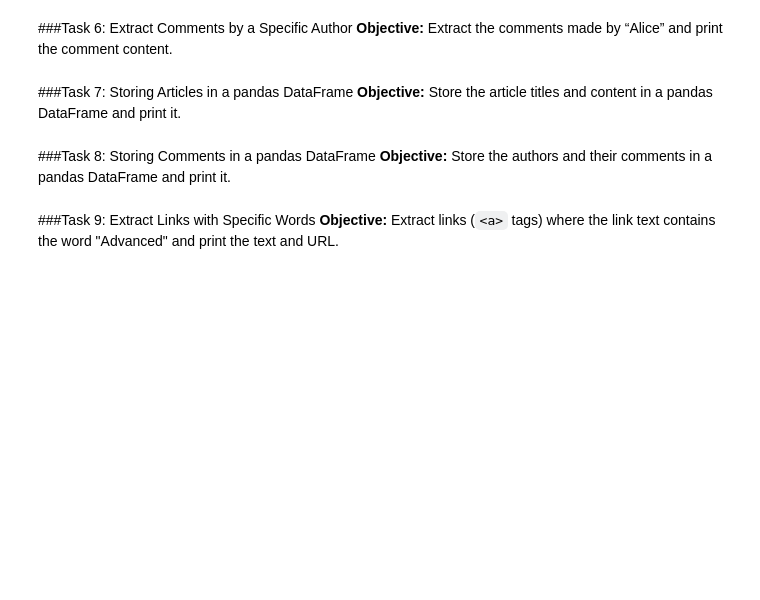
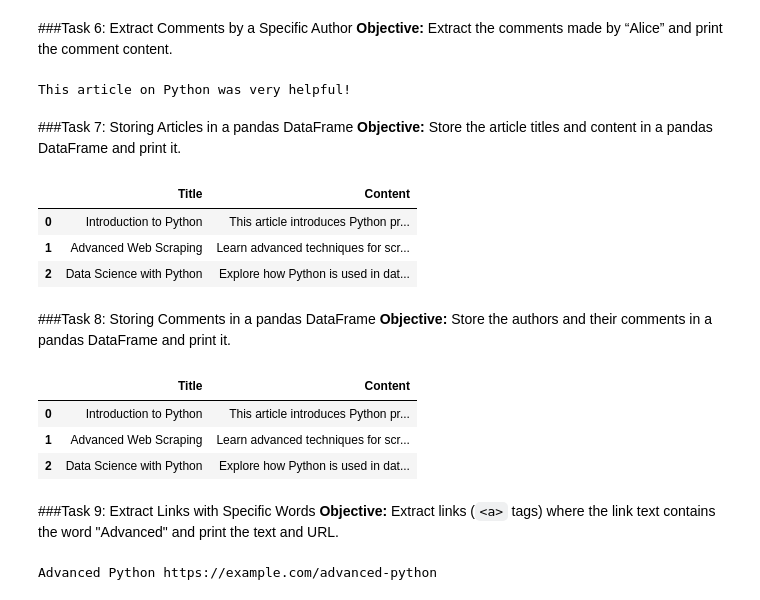
Before and after one commit to Merhii/COSC482_DataScience_WebScraping, a Jupyter notebook: Assignments/Assignment1/Assignment1_WebScrapingPractice.ipynb, the cells around one changed output. Saved outputs shown, nothing was run; the diff lists cells and outputs as text; code cells hidden in the pictures; blank space fills up the shorter version.

```diff
--- a/Assignments/Assignment1/Assignment1_WebScrapingPractice.ipynb
+++ b/Assignments/Assignment1/Assignment1_WebScrapingPractice.ipynb
@@ -78,5 +86,7 @@ html_content = """<html>
 # %%
 # Code Here
 soup = BeautifulSoup(html_content, 'html.parser')
-# title = ...
-# main_heading = ...
+title = soup.title.string
+main_heading = soup.find('h1')
+print(title)
+print(main_heading.string)
@@ -97,0 +130,8 @@ soup = BeautifulSoup(html_content, 'html.parser')
+# %%
+# Code Here
+articlies = soup.find_all('div',class_='articles')
+for article in articlies:
+  title = article.find('h3')
+  content = article.find('p')
+  print(title.string)
+  print(content.string)
@@ -102,0 +144,7 @@ soup = BeautifulSoup(html_content, 'html.parser')
+# %%
+# Code Here
+articlies = soup.find_all('div',class_='article')
+for article in articlies:
+  title = article.find('h3').string
+  if 'Python' in title:
+    print(article)
@@ -108,3 +165,12 @@ soup = BeautifulSoup(html_content, 'html.parser')
+# %%
+# Code Here
+comments = soup.find_all('div',class_='comment')
+for comment in comments:
+  author = comment.find('p',class_='author').string
+  if 'Alice' in author:
+    print(comment.find('p',class_='content').string)
+# %% [output]
+This article on Python was very helpful!
 # %% [markdown]
 ###Task 7: Storing Articles in a pandas DataFrame
 **Objective:** Store the article titles and content in a pandas DataFrame and print it.
@@ -113,3 +177,18 @@ soup = BeautifulSoup(html_content, 'html.parser')
+# %%
+# Code Here
+data = []
+articlies = soup.find_all('div',class_='article')
+for article in articlies:
+  title = article.find('h3').string
+  content = article.find('p').string
+  data.append([title,content])
+data = pd.DataFrame(data,columns=['Title','Content'])
+data
+# %% [output]
+|  | Title | Content |
+| 0 | Introduction to Python | This article introduces Python pr... |
+| 1 | Advanced Web Scraping | Learn advanced techniques for scr... |
+| 2 | Data Science with Python | Explore how Python is used in dat... |
 # %% [markdown]
 ###Task 8: Storing Comments in a pandas DataFrame
 **Objective:** Store the authors and their comments in a pandas DataFrame and print it.
@@ -118,3 +195,17 @@ soup = BeautifulSoup(html_content, 'html.parser')
+# %%
+# Code Here
+data2 = []
+cmnts = soup.find_all('div',class_='comment')
+for cmnt in cmnts:
+  author = cmnt.find('p',class_='author').string
+  content = cmnt.find('p',class_='content').string
+  data = pd.DataFrame(data,columns=['Title','Content'])
+data
+# %% [output]
+|  | Title | Content |
+| 0 | Introduction to Python | This article introduces Python pr... |
+| 1 | Advanced Web Scraping | Learn advanced techniques for scr... |
+| 2 | Data Science with Python | Explore how Python is used in dat... |
 # %% [markdown]
 ###Task 9: Extract Links with Specific Words
 **Objective:** Extract links (`<a>` tags) where the link text contains the word "Advanced" and print the text and URL.
@@ -122,0 +212,8 @@ soup = BeautifulSoup(html_content, 'html.parser')
+# %%
+# Code Here
+links = soup.find_all('a')
+for link in links:
+  if 'Advanced' in link.text:
+    print(link.text,link.attrs['href'])
+# %% [output]
+Advanced Python https://example.com/advanced-python
```
Also changed, not shown: parts of 14 cells of this notebook.
